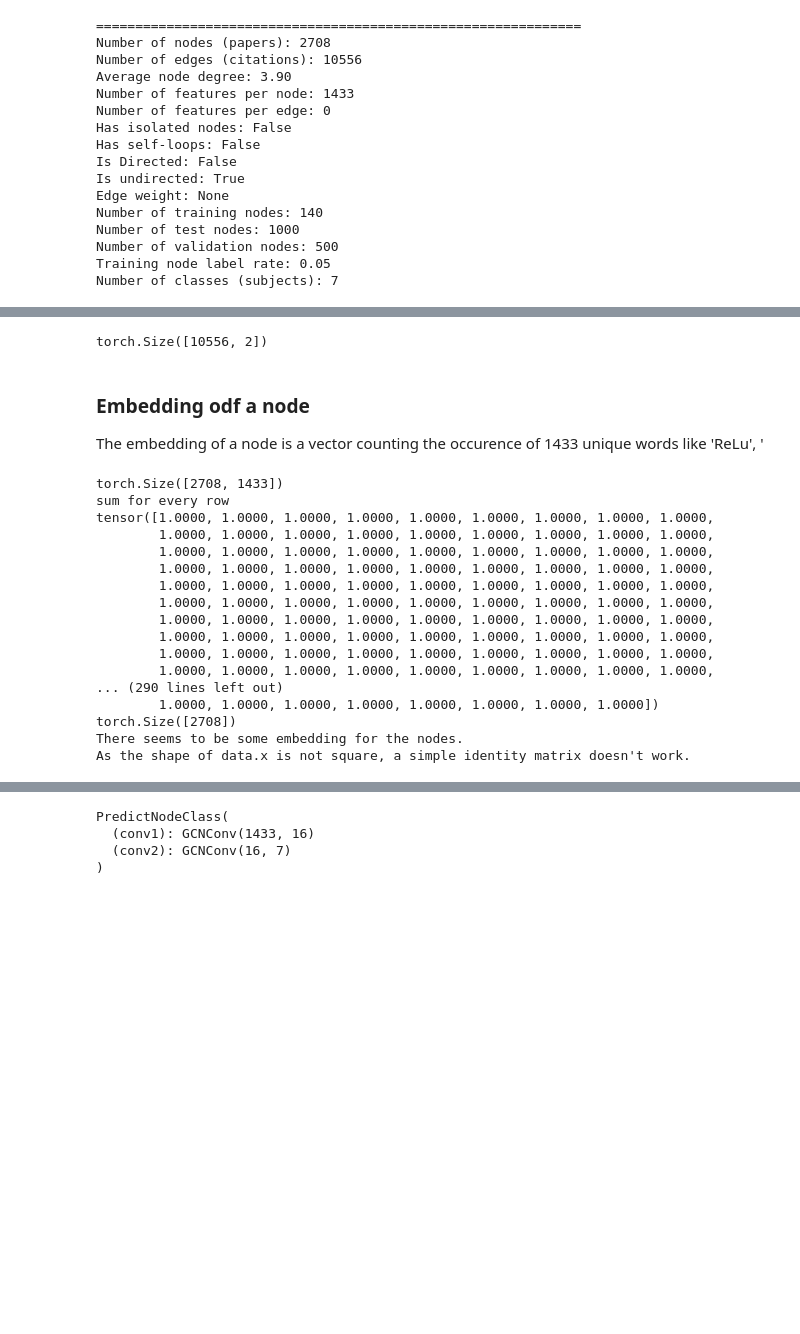
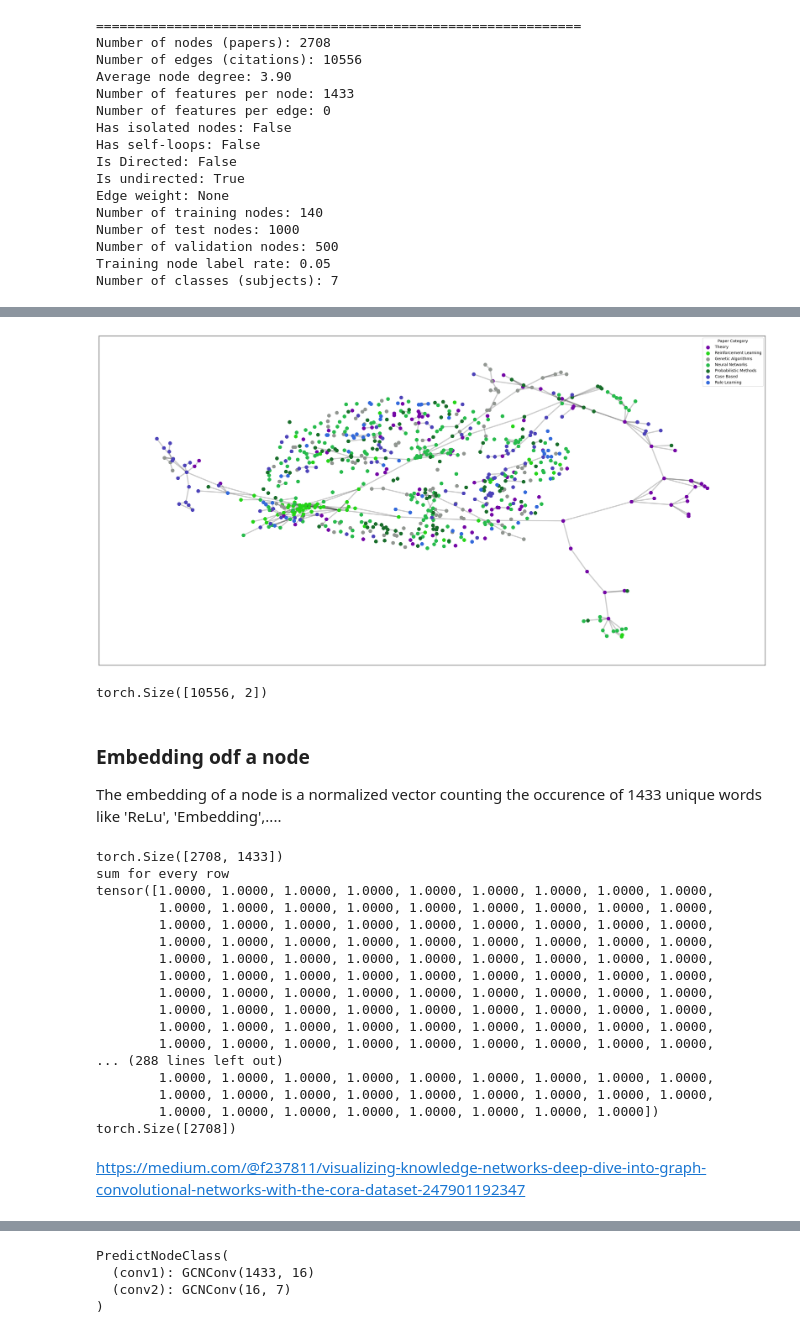
Before and after one commit to wilfred11/gnn-first-steps, a Jupyter notebook: gnns-initial-steps.ipynb, the cells around one changed output, grey strips where cells are left out. Saved outputs shown, nothing was run; the diff lists cells and outputs as text; code cells hidden in the pictures; blank space fills up the shorter version.

```diff
--- a/gnns-initial-steps.ipynb
+++ b/gnns-initial-steps.ipynb
@@ -877,3 +800,31 @@ visualize_graph()
+# %%
+def visualize_graph():
+    # Convert to networkx graph
+    G = to_networkx(data, to_undirected=True)
+    plt.figure(figsize=(24, 12))
+
+    nodes_subset = list(range(750))
+    node_labels_subset = data.y[nodes_subset].numpy()
+    G_sub = G.subgraph(nodes_subset)
+    pos = nx.spring_layout(G_sub, seed=42)
+
+    nx.draw_networkx_edges(G_sub, pos, alpha=0.2, edge_color="#000000", width=3)
+    for i in range(dataset.num_classes):
+        nx.draw_networkx_nodes(
+            G_sub, pos,
+            nodelist=[n for n, label in enumerate(node_labels_subset) if label == i],
+            node_color=class_colors[i],
+            node_size=50,
+            linewidths=2.5,
+            label=class_names[i]
+        )
+
+    legend = plt.legend(title='Paper Category', loc='upper right')
+    plt.tight_layout()
+
+visualize_graph()
+# %% [output]
+[figure, added]
 # %%
 edge_index = data.edge_index
 print(edge_index.t().shape)
@@ -882,17 +833,13 @@ torch.Size([10556, 2])
 # %% [markdown]
 ### Embedding odf a node
 
-The embedding of a node is a vector counting the occurence of 1433 unique words like 'ReLu', '
+The embedding of a node is a normalized  vector counting the occurence of 1433 unique words like 'ReLu', 'Embedding',....
 # %%
 print(data.x.shape)
-
 print("sum for every row")
-
 sum_every_row=torch.sum(data.x, dim=1)
 print(sum_every_row)
 print(sum_every_row.shape)
-print("There seems to be some embedding for the nodes.")
-print("As the shape of data.x is not square, a simple identity matrix doesn't work.")
 # %% [output]
 torch.Size([2708, 1433])
 sum for every row
@@ -906,11 +853,13 @@ tensor([1.0000, 1.0000, 1.0000, 1.0000, 1.0000, 1.0000, 1.0000, 1.0000, 1.0000,
         1.0000, 1.0000, 1.0000, 1.0000, 1.0000, 1.0000, 1.0000, 1.0000, 1.0000,
         1.0000, 1.0000, 1.0000, 1.0000, 1.0000, 1.0000, 1.0000, 1.0000, 1.0000,
         1.0000, 1.0000, 1.0000, 1.0000, 1.0000, 1.0000, 1.0000, 1.0000, 1.0000,
-... (290 lines left out)
+... (288 lines left out)
+        1.0000, 1.0000, 1.0000, 1.0000, 1.0000, 1.0000, 1.0000, 1.0000, 1.0000,
+        1.0000, 1.0000, 1.0000, 1.0000, 1.0000, 1.0000, 1.0000, 1.0000, 1.0000,
         1.0000, 1.0000, 1.0000, 1.0000, 1.0000, 1.0000, 1.0000, 1.0000])
 torch.Size([2708])
-There seems to be some embedding for the nodes.
-As the shape of data.x is not square, a simple identity matrix doesn't work.
+# %% [markdown]
+https://medium.com/@f237811/visualizing-knowledge-networks-deep-dive-into-graph-convolutional-networks-with-the-cora-dataset-247901192347
 # %%
 class GCN(torch.nn.Module):
     def __init__(self, in_channels, hidden_channels, out_channels, dropout=0.5):
```
Also changed, not shown: parts of 19 cells of this notebook, 3 other files.
